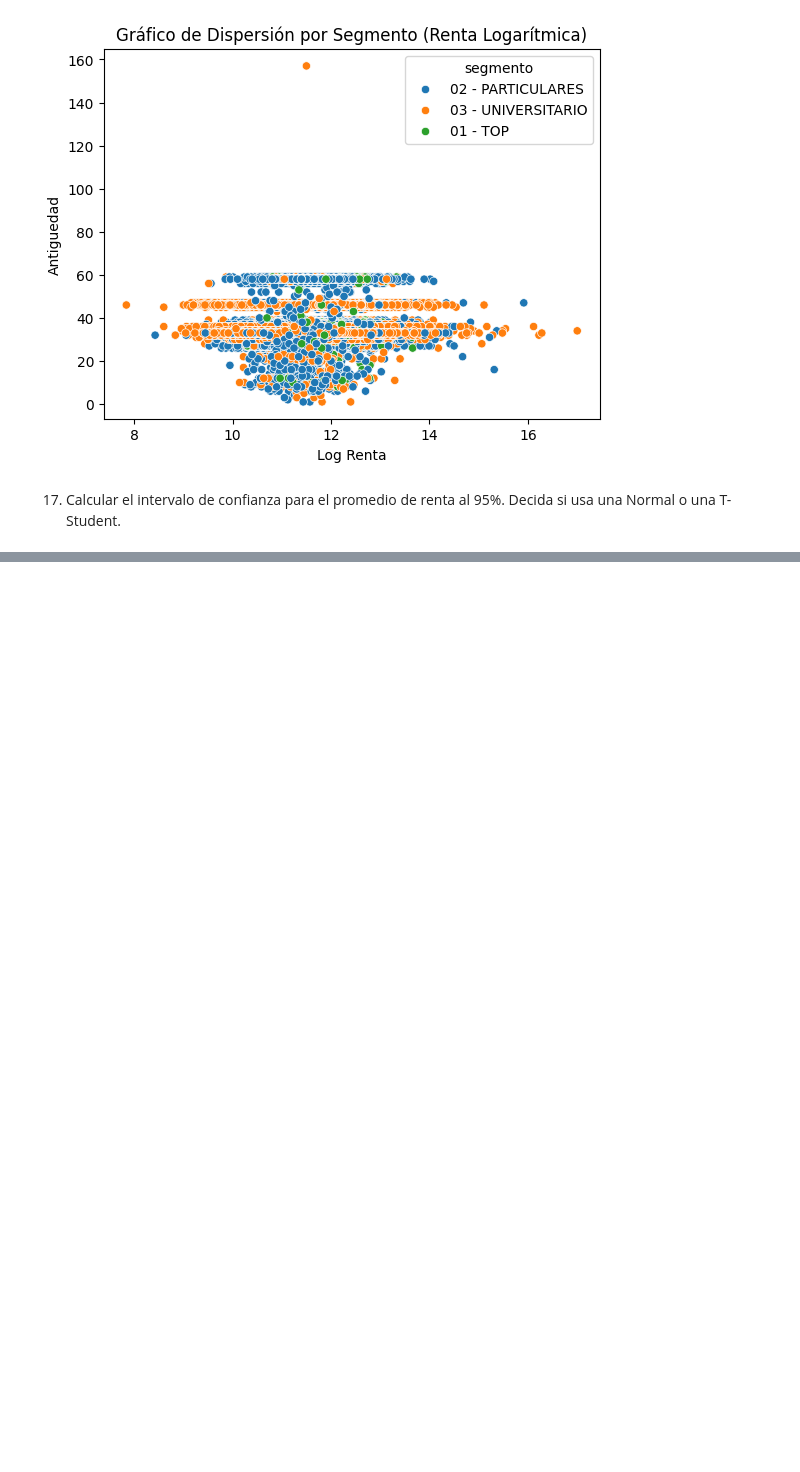
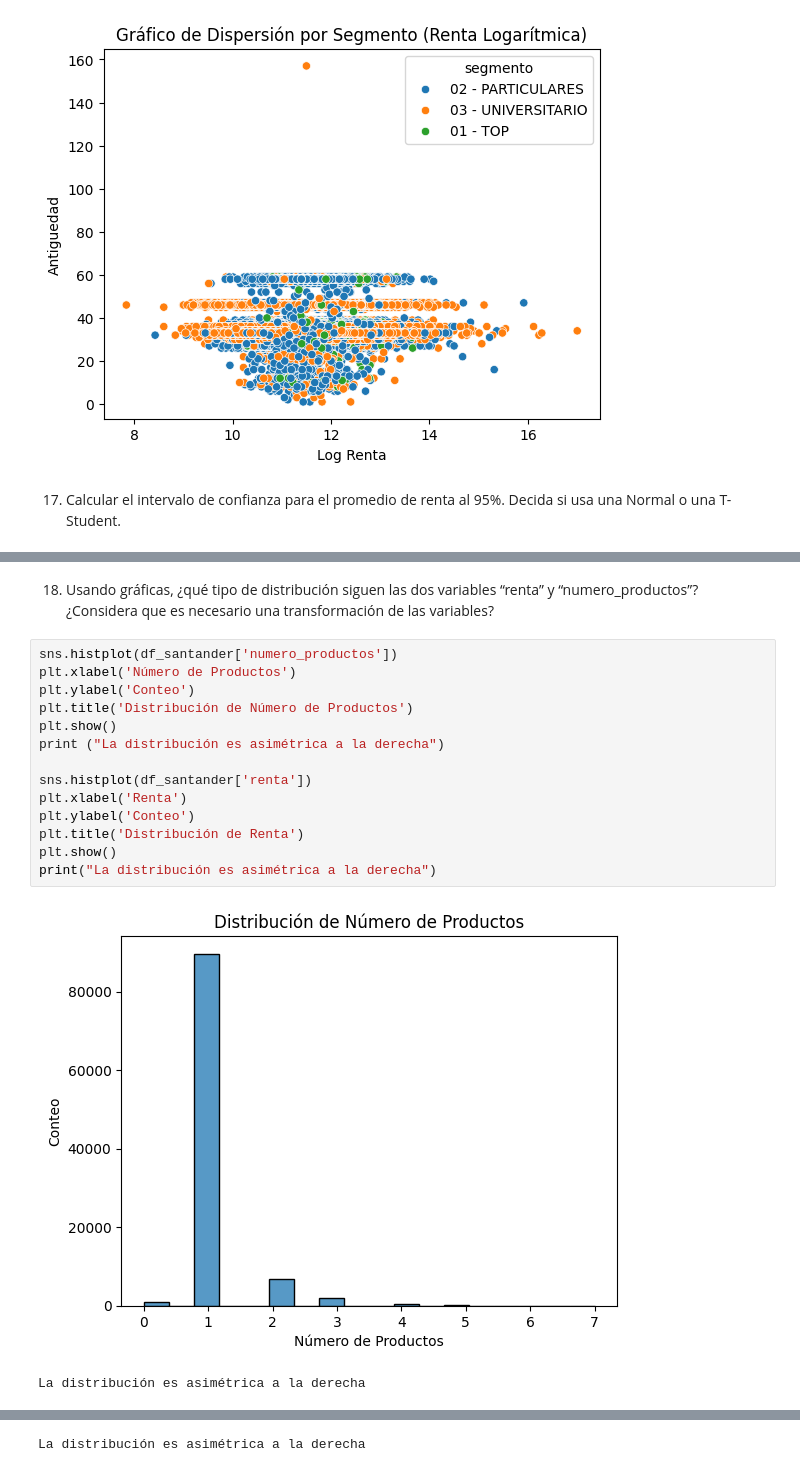
Before and after one commit to barqu3ro/python, a Jupyter notebook: Estudio/Data Science/Análisis Exploratorio/Caso Práctico/Ejercicio 2 y 3.ipynb, the cells around one changed output, grey strips where cells are left out. Cells and saved outputs as stored; diff of their text form; blank space fills up the shorter version.

```diff
--- a/Estudio/Data Science/Análisis Exploratorio/Caso Práctico/Ejercicio 2 y 3.ipynb
+++ b/Estudio/Data Science/Análisis Exploratorio/Caso Práctico/Ejercicio 2 y 3.ipynb
@@ -349,0 +370,19 @@ AttributeError: 'function' object has no attribute 't'
+# %% [markdown]
+18.	Usando gráficas, ¿qué tipo de distribución siguen las dos variables “renta” y “numero_productos”? ¿Considera que es necesario una transformación de las variables?
+# %%
+sns.histplot(df_santander['numero_productos'])
+plt.xlabel('Número de Productos')
+plt.ylabel('Conteo')
+plt.title('Distribución de Número de Productos')
+plt.show()
+print ("La distribución es asimétrica a la derecha")
+
+sns.histplot(df_santander['renta'])
+plt.xlabel('Renta')
+plt.ylabel('Conteo')
+plt.title('Distribución de Renta')
+plt.show()
+print("La distribución es asimétrica a la derecha")
+# %% [output]
+[figure, added]
+La distribución es asimétrica a la derecha
@@ -349,0 +390 @@ AttributeError: 'function' object has no attribute 't'
+La distribución es asimétrica a la derecha
```
Also changed, not shown: parts of 9 cells of this notebook, 1 other file.
